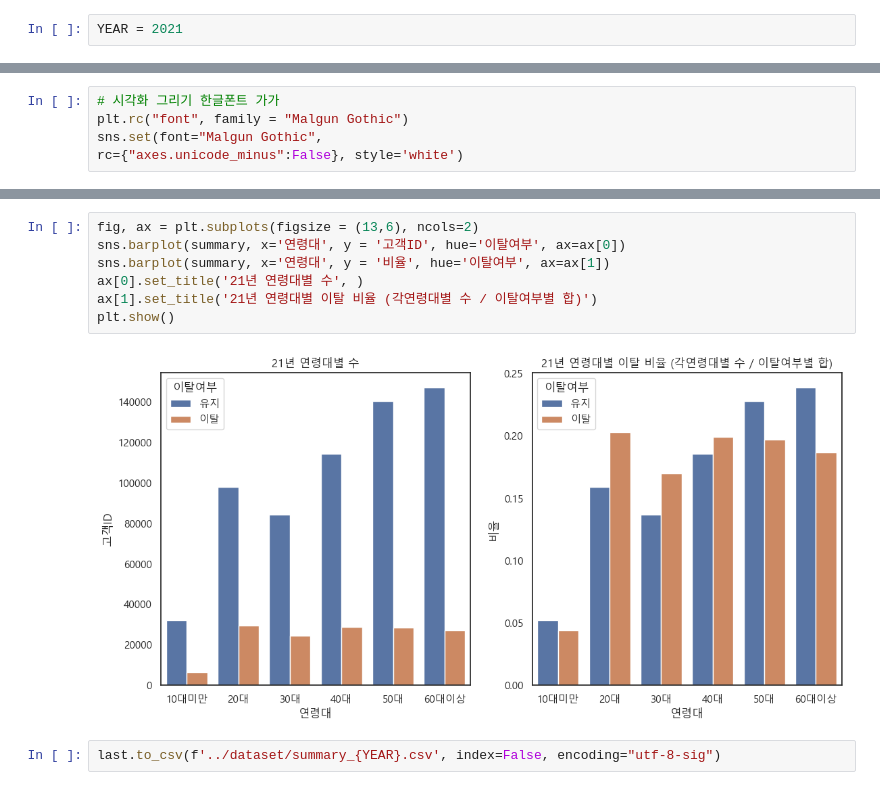
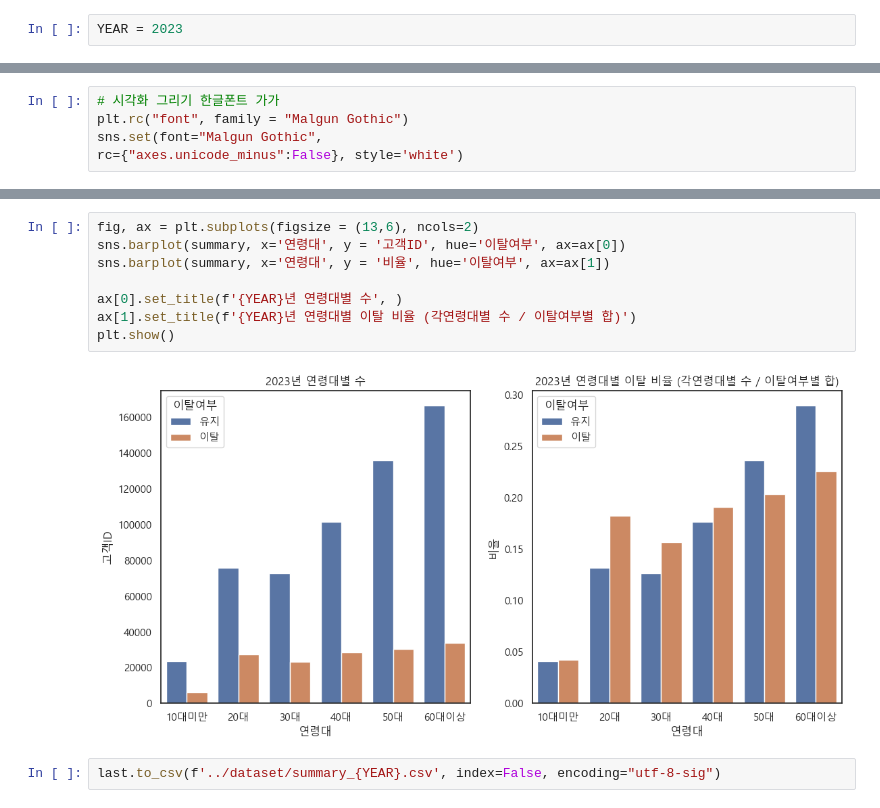
Before and after one commit to iMBanker-iM2030/IM2030, a Jupyter notebook: notebook/summary.ipynb, the cells around one changed output, grey strips where cells are left out. Drawn from its saved outputs; the diff is of its cells as text.

```diff
--- a/notebook/summary.ipynb
+++ b/notebook/summary.ipynb
@@ -4,7 +4,7 @@ import numpy as np
 import seaborn as sns
 import matplotlib.pyplot as plt
 # %%
-YEAR = 2021
+YEAR = 2023
 # %%
 def read_file(year):
     PATH = f'../dataset/imbank_customer_data/iMBANK_CUSTOMER_DATA_{year}(K-DigitalTraining).csv'
@@ -151,11 +227,12 @@ rc={"axes.unicode_minus":False}, style='white')
 # %%
 fig, ax = plt.subplots(figsize = (13,6), ncols=2)
 sns.barplot(summary, x='연령대', y = '고객ID', hue='이탈여부', ax=ax[0])
 sns.barplot(summary, x='연령대', y = '비율', hue='이탈여부', ax=ax[1])
-ax[0].set_title('21년 연령대별 수', )
-ax[1].set_title('21년 연령대별 이탈 비율 (각연령대별 수 / 이탈여부별 합)')
+
+ax[0].set_title(f'{YEAR}년 연령대별 수', )
+ax[1].set_title(f'{YEAR}년 연령대별 이탈 비율 (각연령대별 수 / 이탈여부별 합)')
 plt.show()
 # %% [output]
-[figure, old version]
+[figure, new version]
 # %%
 last.to_csv(f'../dataset/summary_{YEAR}.csv', index=False, encoding="utf-8-sig")
```
Also changed, not shown: parts of 16 cells of this notebook, 1 other file.
